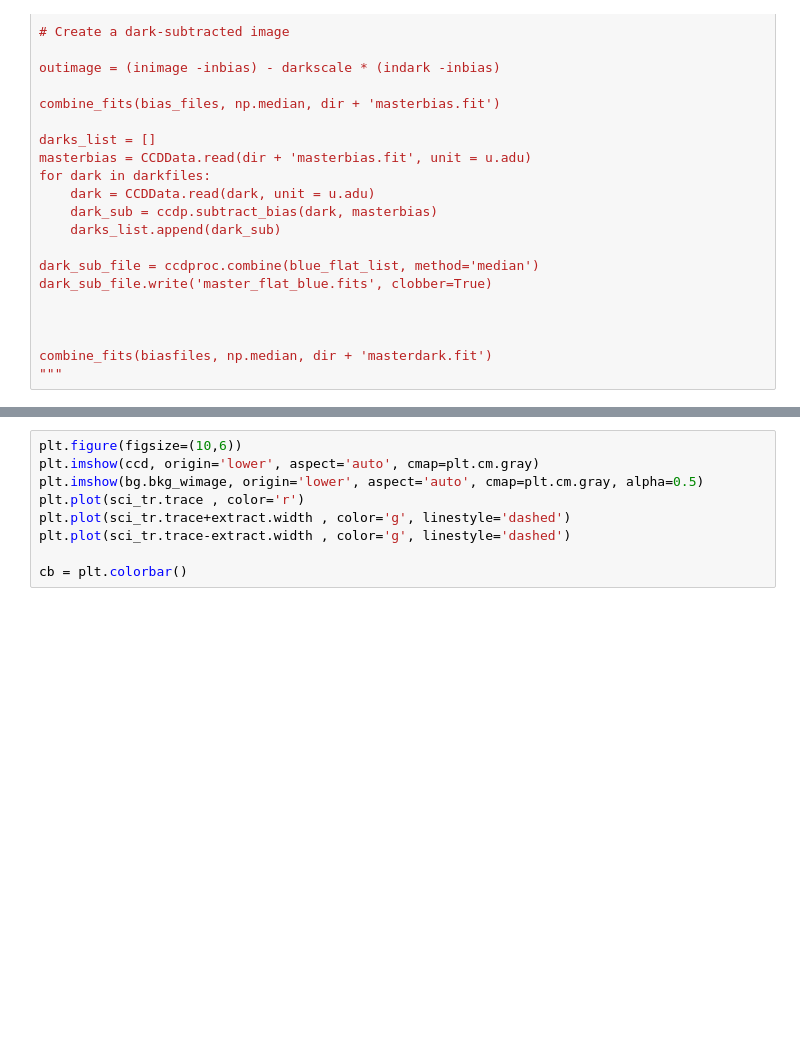
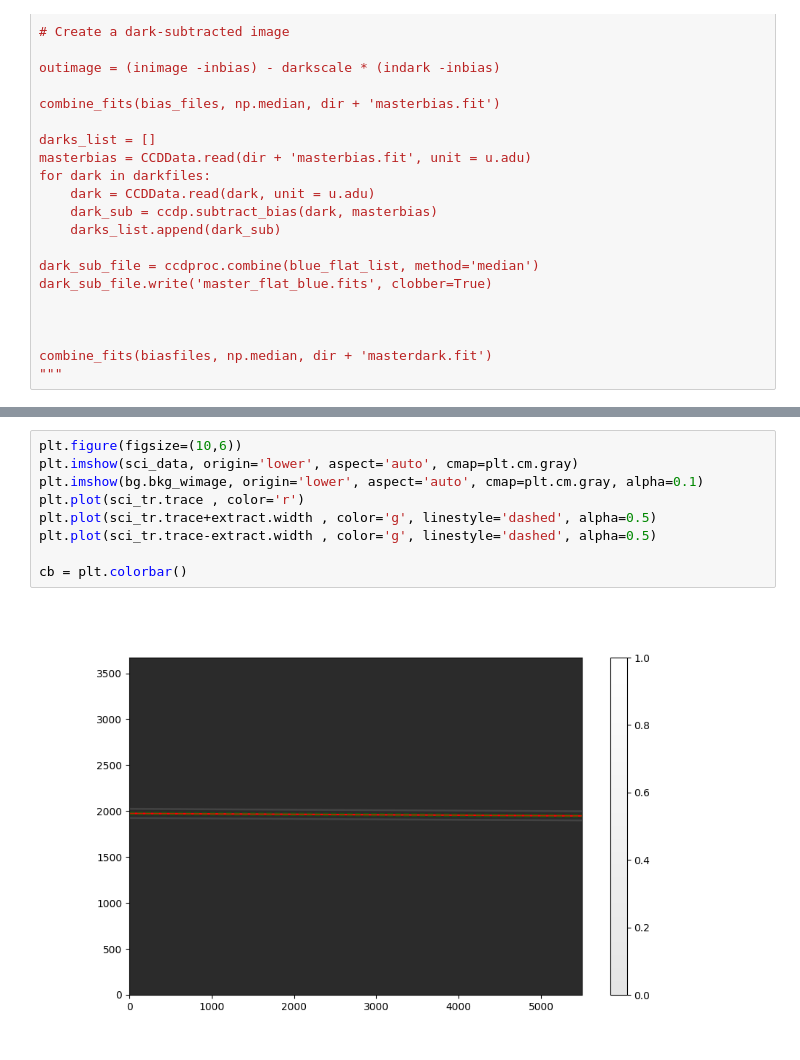
Before and after one commit to plouis35/EasyAstro, a Jupyter notebook: easytools/tests.ipynb, the cells around one changed output, grey strips where cells are left out. Saved outputs shown, nothing was run; the diff lists cells and outputs as text; blank space fills up the shorter version.

```diff
--- a/easytools/tests.ipynb
+++ b/easytools/tests.ipynb
@@ -225,11 +237,13 @@ extract.width
 # %%
 plt.figure(figsize=(10,6))
-plt.imshow(ccd, origin='lower', aspect='auto', cmap=plt.cm.gray)
-plt.imshow(bg.bkg_wimage, origin='lower', aspect='auto', cmap=plt.cm.gray, alpha=0.5)
+plt.imshow(sci_data, origin='lower', aspect='auto', cmap=plt.cm.gray)
+plt.imshow(bg.bkg_wimage, origin='lower', aspect='auto', cmap=plt.cm.gray, alpha=0.1)
 plt.plot(sci_tr.trace , color='r')
-plt.plot(sci_tr.trace+extract.width , color='g', linestyle='dashed')
-plt.plot(sci_tr.trace-extract.width , color='g', linestyle='dashed')
+plt.plot(sci_tr.trace+extract.width , color='g', linestyle='dashed', alpha=0.5)
+plt.plot(sci_tr.trace-extract.width , color='g', linestyle='dashed', alpha=0.5)
 
 cb = plt.colorbar()
+# %% [output]
+[figure, added]
 # %%
 plt.figure(figsize=(10,6))
```
Also changed, not shown: parts of 10 cells of this notebook, 1 other file.
